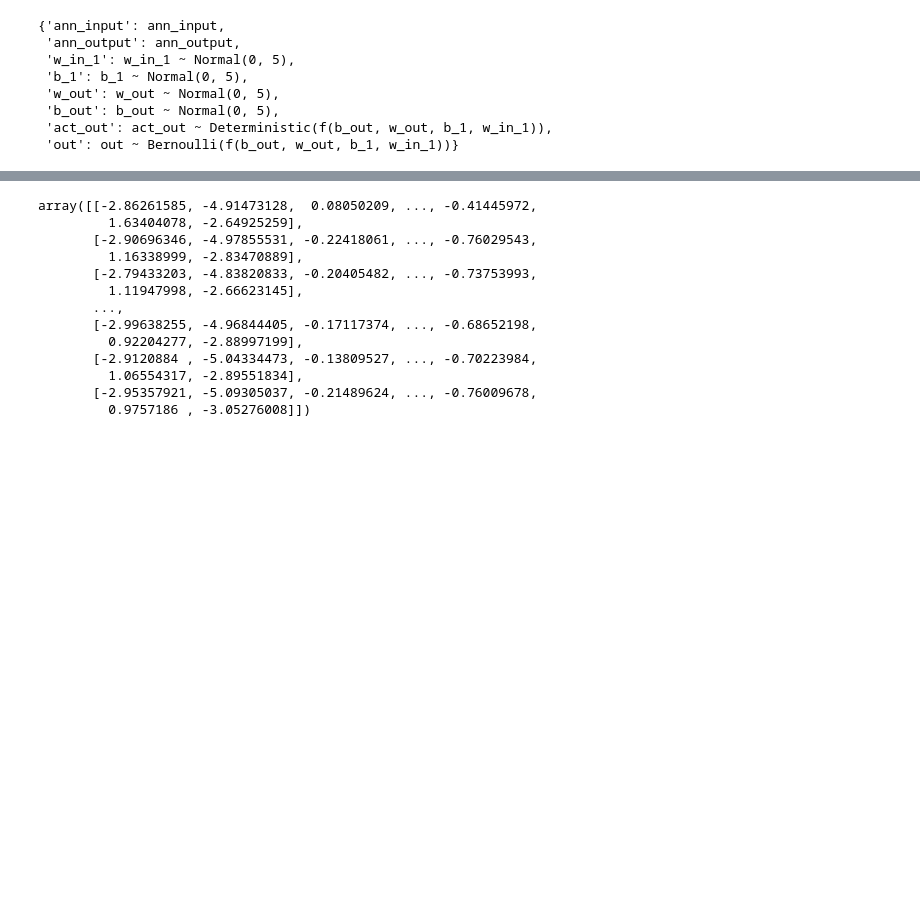
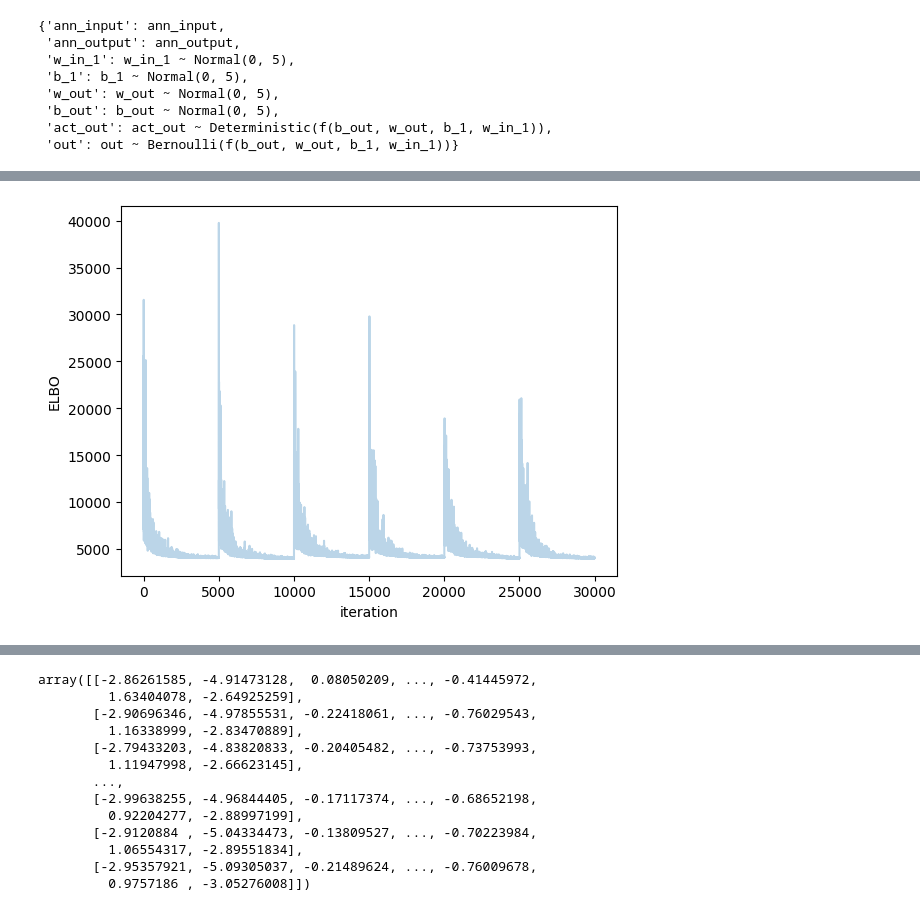
Before and after one commit to PlaytikaOSS/pybandits, a Jupyter notebook: pybandits/BNN_pymc_simulation.ipynb, the cells around one changed output, grey strips where cells are left out. Saved outputs shown, nothing was run; the diff lists cells and outputs as text; code cells hidden in the pictures; blank space fills up the shorter version.

```diff
--- a/pybandits/BNN_pymc_simulation.ipynb
+++ b/pybandits/BNN_pymc_simulation.ipynb
@@ -164 +180,11 @@ KeyboardInterrupt:
+# %%
+approx_total = np.array([])
+for approx in approx_list:
+    approx_total = np.append(approx_total, approx.hist)
+approx_total
+plt.plot(approx_total, alpha=0.3)
+plt.ylabel("ELBO")
+plt.xlabel("iteration");
+# %% [output]
+[figure, added]
 # %%
```
Also changed, not shown: parts of 13 cells of this notebook, 5 other files.
